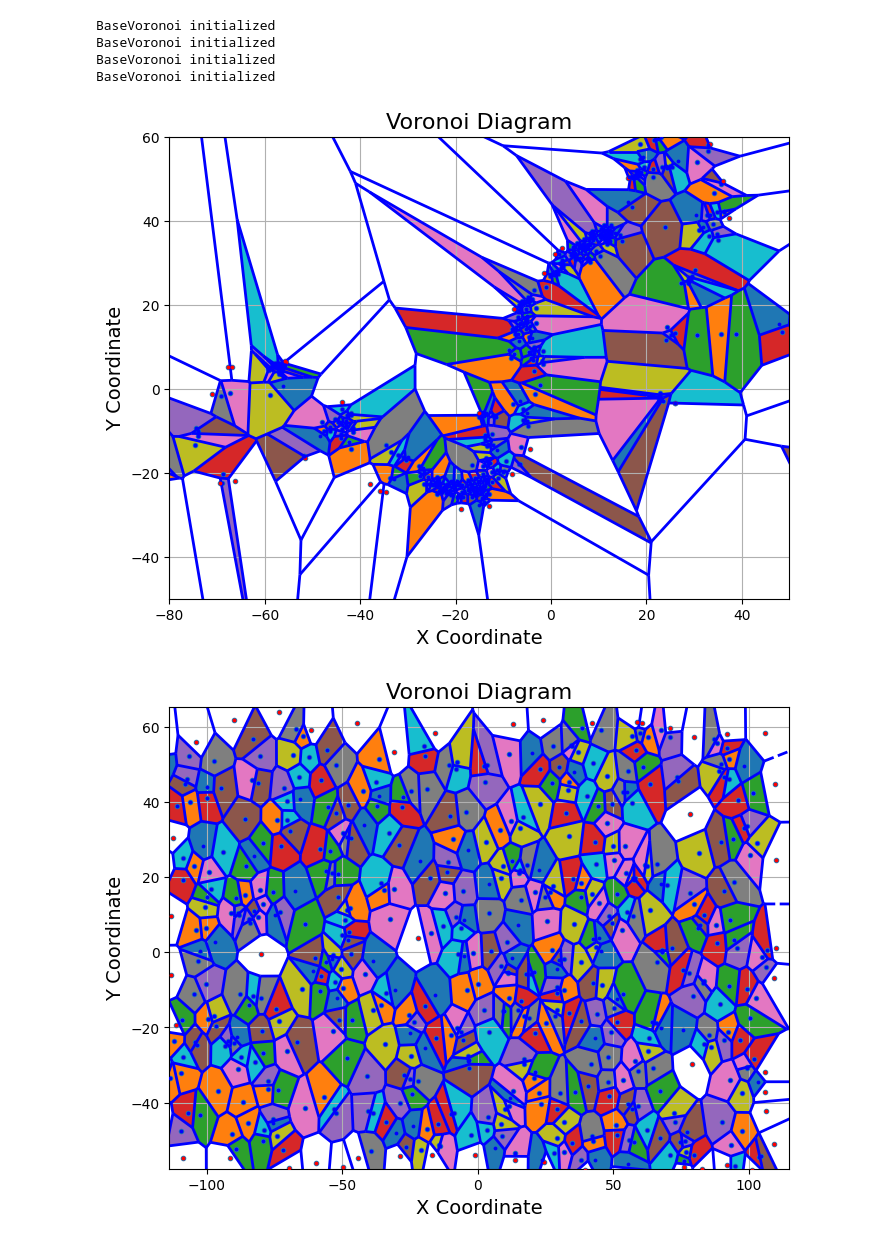
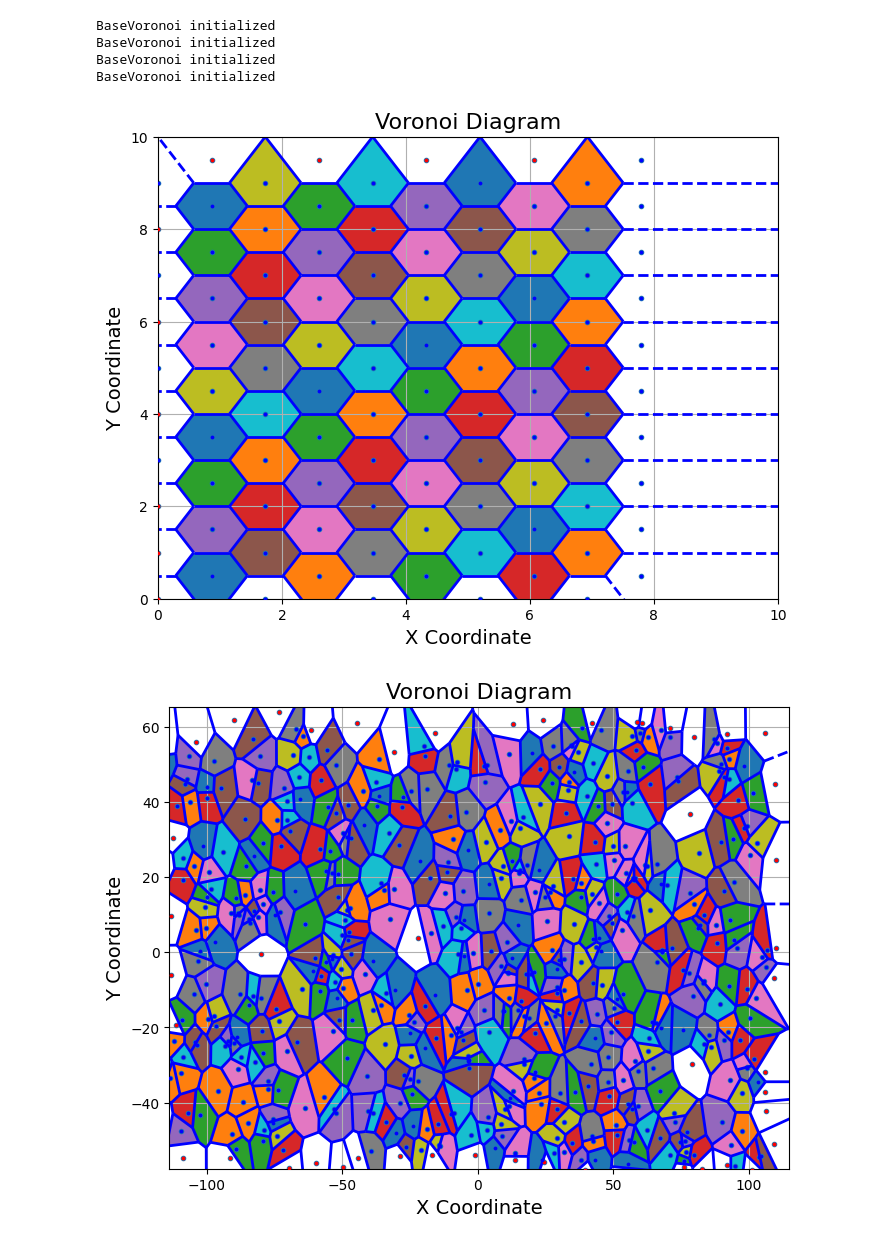
Before and after one commit to maria0026/solution_pipes_patterns, a Jupyter notebook: results.ipynb, the cells around one changed output. Saved outputs shown, nothing was run; the diff lists cells and outputs as text; code cells hidden in the pictures.

Commit message:
hexagonal points generating

```diff
--- a/results.ipynb
+++ b/results.ipynb
@@ -13,5 +22,5 @@ importlib.reload(voronoi_analysis)
 # %%
-data_path="new_data/_APULIJA1.dat"
+data_path="new_data/hexagonal_points.dat"
 data_path_random="new_data/random_APULIJA1.dat"
 # %%
 df = prepare_data.read_data(data_path, preprocessed=True)
@@ -31,9 +40,9 @@ BaseVoronoi initialized
 x_min, x_max = df["Center x coordinate"].min(), df["Center x coordinate"].max()
 y_min, y_max = df["Center y coordinate"].min(), df["Center y coordinate"].max()
 # %%
-voronoi_plotter.all_voronoi_diagram_area_filtered(x_lim_min=-80, x_lim_max=50, y_lim_min=-50, y_lim_max=60)
+voronoi_plotter.all_voronoi_diagram_area_filtered(x_lim_min=0, x_lim_max=10, y_lim_min=0, y_lim_max=10)
 # %% [output]
-[figure, old version]
+[figure, new version]
 # %%
 voronoi_plotter_random.all_voronoi_diagram_area_filtered(x_lim_min=x_min, x_lim_max=x_max, y_lim_min=y_min, y_lim_max=y_max)
 # %% [output]
```
Also changed, not shown: parts of 9 cells of this notebook, 2 other files.
